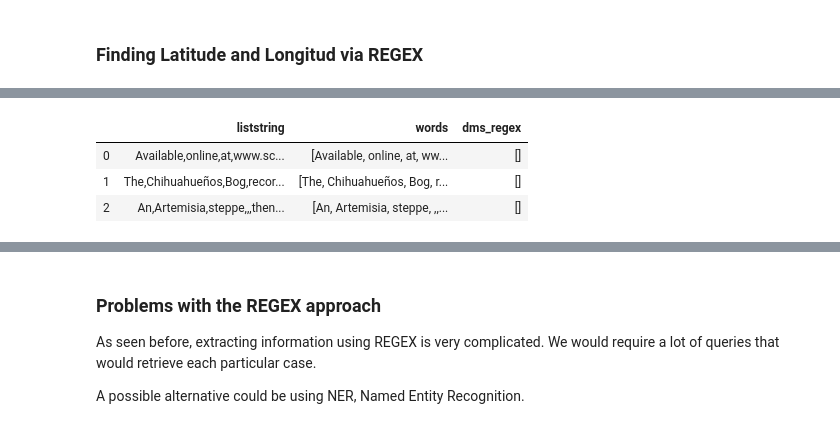
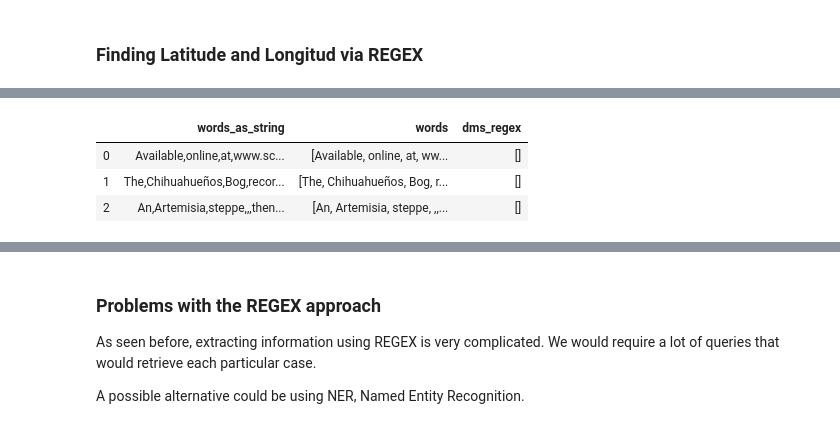
Before and after one commit to throughput-ec/UnacquiredSites, a Jupyter notebook: ML_Record_Mining_JN.ipynb, the cells around one changed output, grey strips where cells are left out. Saved outputs shown, nothing was run; the diff lists cells and outputs as text; code cells hidden in the pictures.

```diff
--- a/ML_Record_Mining_JN.ipynb
+++ b/ML_Record_Mining_JN.ipynb
@@ -171,15 +169,15 @@ dms_regex = r"([-]?\d{1,3}[°|′|\'|,]{0,3}\d{1,2}[,|′|\']{1,3}\d{0,2}[,|′|
 dd_regex = "[\\{,][-]?[1]?[0-9]{1,2}\\.[0-9]{1,}[,]?[NESWnesw],"
 # %%
 # TODO Find REGEX of couples of numbers (123, 234)
-nlp_sentences['liststring'] = nlp_sentences['words'].apply(lambda x: ','.join(map(str, x)))
-nlp_sentences['dms_regex'] = nlp_sentences['liststring'].str.findall(dms_regex)
+nlp_sentences['words_as_string'] = nlp_sentences['words'].apply(lambda x: ','.join(map(str, x)))
+nlp_sentences['dms_regex'] = nlp_sentences['words_as_string'].str.findall(dms_regex)
 
 
 #nlp_sentences[['dms_regex', 'words']]
 
-nlp_sentences[['liststring', 'words', 'dms_regex']].head(3)
+nlp_sentences[['words_as_string', 'words', 'dms_regex']].head(3)
 # %% [output]
-|  | liststring | words | dms_regex |
+|  | words_as_string | words | dms_regex |
 | 0 | Available,online,at,www.sc... | [Available, online, at, ww... | [] |
 | 1 | The,Chihuahueños,Bog,recor... | [The, Chihuahueños, Bog, r... | [] |
 | 2 | An,Artemisia,steppe,,,then... | [An, Artemisia, steppe, ,,... | [] |
```
Also changed, not shown: parts of 27 cells of this notebook.
